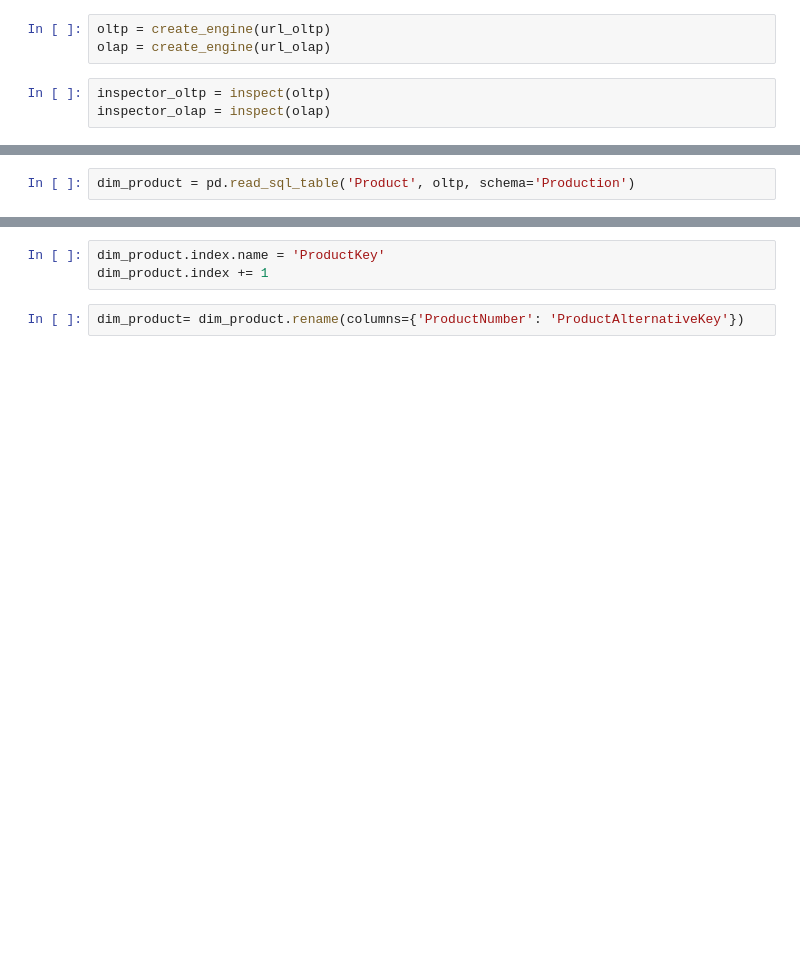
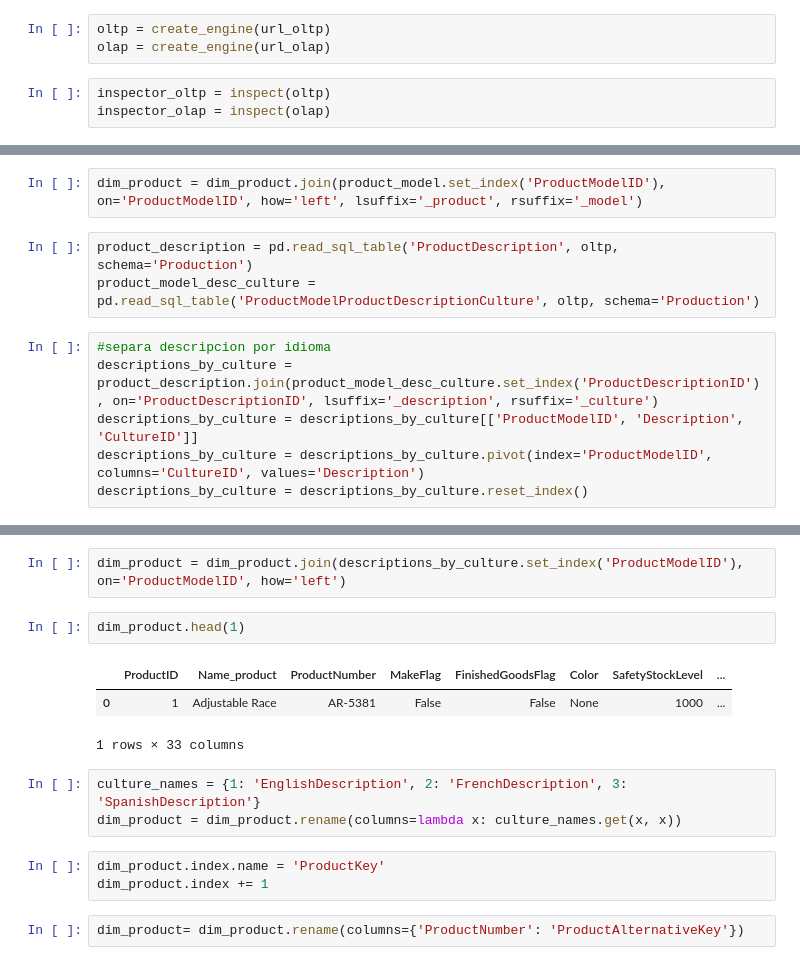
Before and after one commit to JoshuaAAX/etl-adventureworks-python, a Jupyter notebook: dim_product.ipynb, the cells around one changed output, grey strips where cells are left out. Saved outputs shown, nothing was run; the diff lists cells and outputs as text; blank space fills up the shorter version.

```diff
--- a/dim_product.ipynb
+++ b/dim_product.ipynb
@@ -34,2 +40,11 @@ inspector_olap = inspect(olap)
+# %%
+dim_product = dim_product.join(product_model.set_index('ProductModelID'), on='ProductModelID', how='left', lsuffix='_product', rsuffix='_model')
 # %%
-dim_product = pd.read_sql_table('Product', oltp, schema='Production')
+product_description = pd.read_sql_table('ProductDescription', oltp, schema='Production')
+product_model_desc_culture = pd.read_sql_table('ProductModelProductDescriptionCulture', oltp, schema='Production')
+# %%
+#separa descripcion por idioma
+descriptions_by_culture = product_description.join(product_model_desc_culture.set_index('ProductDescriptionID'), on='ProductDescriptionID', lsuffix='_description', rsuffix='_culture')
+descriptions_by_culture = descriptions_by_culture[['ProductModelID', 'Description', 'CultureID']]
+descriptions_by_culture = descriptions_by_culture.pivot(index='ProductModelID', columns='CultureID', values='Description')
+descriptions_by_culture = descriptions_by_culture.reset_index()
@@ -36,3 +65,14 @@ dim_product = pd.read_sql_table('Product', oltp, schema='Production')
+# %%
+dim_product = dim_product.join(descriptions_by_culture.set_index('ProductModelID'), on='ProductModelID', how='left')
+# %%
+dim_product.head(1)
+# %% [output]
+|  | ProductID | Name_product | ProductNumber | MakeFlag | FinishedGoodsFlag | Color | SafetyStockLevel | ... |
+| 0 | 1 | Adjustable Race | AR-5381 | False | False | None | 1000 | ... |
+1 rows × 33 columns
+# %%
+culture_names = {1: 'EnglishDescription', 2: 'FrenchDescription', 3: 'SpanishDescription'}
+dim_product = dim_product.rename(columns=lambda x: culture_names.get(x, x))
 # %%
 dim_product.index.name = 'ProductKey'
 dim_product.index += 1
```
Also changed, not shown: parts of 12 cells of this notebook, 2 other files.
